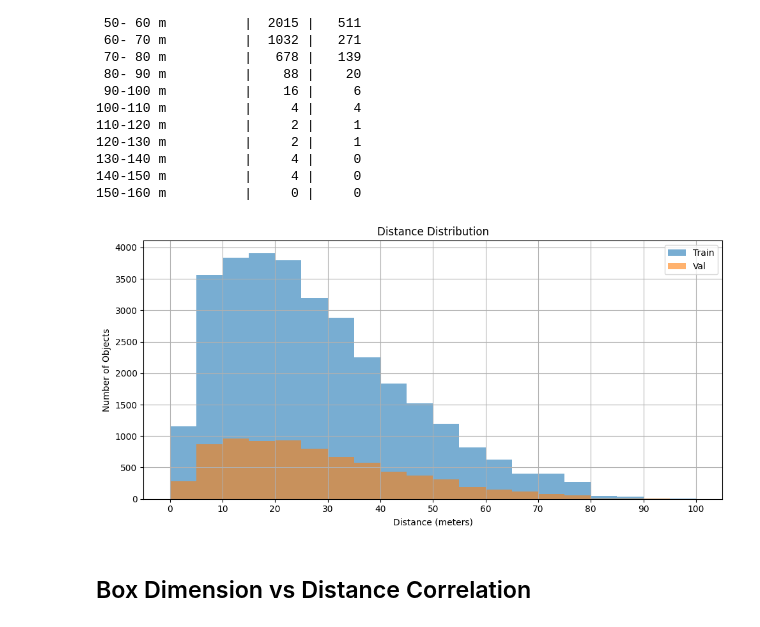
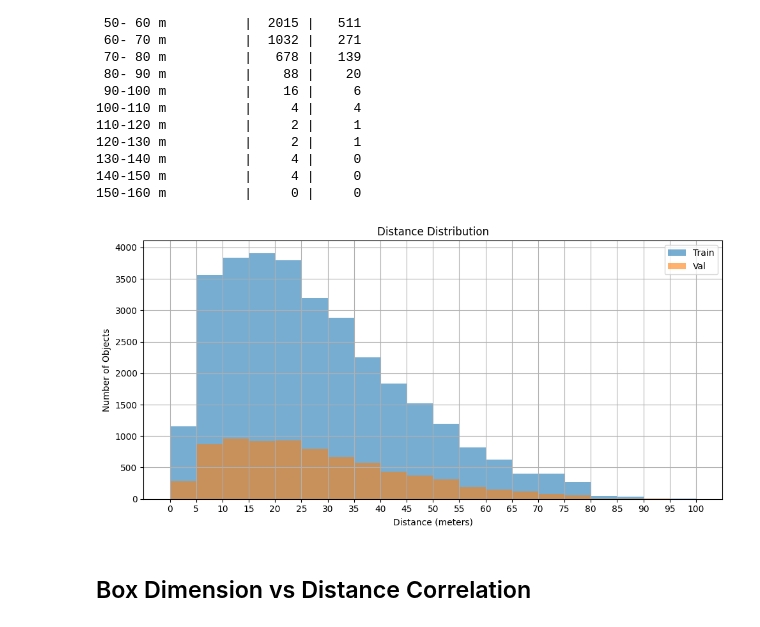
Before and after one commit to daflh/ultralytics-yolo-dist, a Jupyter notebook: dataset_analysis.ipynb, the cells around one changed output. Drawn from its saved outputs; the diff is of its cells as text; code cells hidden in the pictures.

```diff
--- a/dataset_analysis.ipynb
+++ b/dataset_analysis.ipynb
@@ -92,23 +136,23 @@ Distance interval  | Train |  Val
 # %%
 MAX_PLOT_DIST = 100  # clip for visibility (doesn't affect data)
 BIN_STEP = 5
 
 bins = np.arange(0, MAX_PLOT_DIST + BIN_STEP, BIN_STEP)
 
 plt.figure(figsize=(10, 5))
 plt.hist(train_dist, bins=bins, alpha=0.6, label="Train")
 plt.hist(val_dist, bins=bins, alpha=0.6, label="Val")
 
 plt.xlabel("Distance (meters)")
 plt.ylabel("Number of Objects")
 plt.title("Distance Distribution")
-plt.xticks(np.arange(0, MAX_PLOT_DIST + 1, 10))
+plt.xticks(np.arange(0, MAX_PLOT_DIST + 1, 5))
 plt.legend()
 plt.grid(True)
 plt.tight_layout()
 plt.show()
 # %% [output]
-[figure, old version]
+[figure, new version]
 # %% [markdown]
 ## Box Dimension vs Distance Correlation
 # %%
```
Also changed, not shown: parts of 6 cells of this notebook, 6 other files.
